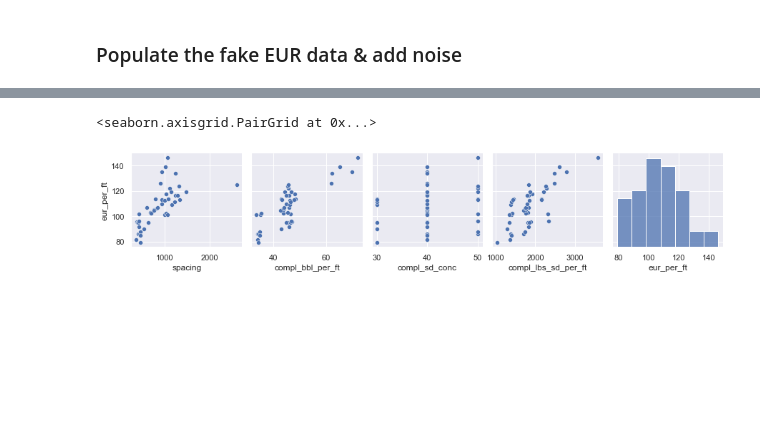
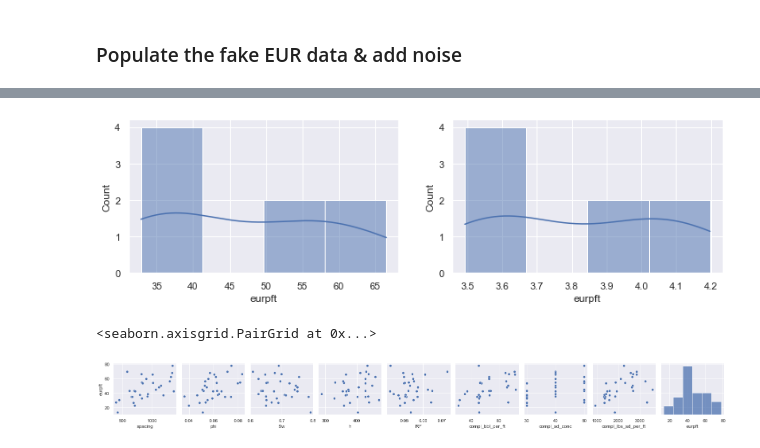
Before and after one commit to samuelshoun/hz_EUR_estimation, a Jupyter notebook: regression.ipynb, the cells around one changed output, grey strips where cells are left out. Saved outputs shown, nothing was run; the diff lists cells and outputs as text; code cells hidden in the pictures; blank space fills up the shorter version.

Commit message:
change data generating method to physical; use differential evolution to solve for non-lin params

```diff
--- a/regression.ipynb
+++ b/regression.ipynb
@@ -58,0 +88,11 @@ array([ 441.1513102 ,  398.80564762,  436.88075602,  431.09849319,
+# %%
+# create a dafatframe for ease of viewing and manipulation:
+
+df = pd.DataFrame({'spacing': spacing,
+                  'phi': phi,
+                  'Sw': Sw,
+                  'h': h,
+                  'RF': RF})
+
+
+df.describe().T
@@ -59,17 +106,13 @@ array([ 441.1513102 ,  398.80564762,  436.88075602,  431.09849319,
 # %%
-# create a dafatframe:
-df = pd.DataFrame({'spacing': spacing})
-
 # populate fake completions fluid volumes, defaulting to ~45 bbl/ft:
-df['compl_bbl_per_ft'] = np.concatenate([np.repeat(45,6), np.repeat(33, 6), np.repeat(43, 8), np.repeat(42, 4), np.repeat(70, 2),
-               np.repeat(62, 3), np.repeat(45, 4), np.repeat(35, 3), np.repeat(45, 9)])
+df['compl_bbl_per_ft'] = np.random.choice([45,45,45,45,45,33,31,35,52,55,65,72], size=n)
 
 # add small random noise to the compl. fluid vols:
-df['compl_bbl_per_ft'] = df['compl_bbl_per_ft'] + np.random.normal(1, 1, len(df))
+df['compl_bbl_per_ft'] = df['compl_bbl_per_ft'] + np.random.normal(1, 1, n)
 
 # populate completion sand concentration as a random choice between three concentration rates (lbs
 # sand per bbls compl fluid) options, with a 3/5 preference for 40 lbs/bbl:
-df['compl_sd_conc'] = np.random.choice([30, 40, 40, 40, 50], len(df))
+df['compl_sd_conc'] = np.random.choice([30, 40, 40, 40, 50], n)
 
 # Add a sand load (lbs compl sand per foot) column. This is for familiar
 # viewing only. Generally fluid load (lbs fluid / ft) and sand load (lbs sd per foot)
@@ -77,5 +120,5 @@ df['compl_sd_conc'] = np.random.choice([30, 40, 40, 40, 50], len(df))
 # in favor of sand concentration.
 df['compl_lbs_sd_per_ft'] = df['compl_bbl_per_ft'] * df['compl_sd_conc']
 
-df
+df.head(10)
 # %% [output]
@@ -124,21 +180,23 @@ def cost(spacing, k, L, b0):
 # %% [markdown]
 ### Populate the fake EUR data & add noise
 # %%
-# adjust the EUR/ft by 8% for 25% change in sand concentration:
+# adjust the RF by 5% for 25% change in sand concentration:
 sd_conc_factor = 0.05 / .25
 
-# adjust the EUR/ft by 20% for every 25% change in compl fluid per ft:
+# adjust the RF by 10% for every 25% change in compl fluid per ft:
 fluid_pft_factor = 0.1 / .25
 
-df['eur_per_ft'] = df.apply(lambda x: mod_sig(x['spacing'], k, L, b0), axis=1)
-df['eur_per_ft'] = (1 + ((df['compl_sd_conc'] - 40) / 40) * (sd_conc_factor)) * df['eur_per_ft']
-df['eur_per_ft'] = (1 + ((df['compl_bbl_per_ft'] - 45) / 45) * (fluid_pft_factor)) * df['eur_per_ft']
+# df['eur_per_ft'] = df.apply(lambda x: mod_sig(x['spacing'], k, L, b0), axis=1)
+df['RF'] = (1 + ((df['compl_sd_conc'] - 40) / 40) * (sd_conc_factor)) * df['RF']
+df['RF'] = (1 + ((df['compl_bbl_per_ft'] - 45) / 45) * (fluid_pft_factor)) * df['RF']
 
-eur_noise = np.random.lognormal(sigma=np.std(df['eur_per_ft']) / 10, size=len(df))
+# eur_noise = np.random.lognormal(sigma=np.std(df['eur_per_ft']) / 10, size=len(df))
 
-df['eur_per_ft'] = df['eur_per_ft'] + eur_noise
+# df['eur_per_ft'] = df['eur_per_ft'] + eur_noise
+
+df['eurpft'] = 7758 * df['spacing'] * df['phi'] * (1 - df['Sw']) * df['RF'] * df['h'] / (43560 * 1.3)
 
 df = df.sort_values('spacing')
 
-df
+df.sort_values('eurpft')
 # %% [output]
@@ -162,7 +240,19 @@ df
+# %%
+lwr = 770
+upr = 968
+
+dfx = df.loc[(df['spacing'] >= lwr) & (df['spacing'] <= upr)]
+
+ax1 = plt.subplot(221)
+ax1 = sns.histplot(dfx['eurpft'], kde=True)
+ax2 = plt.subplot(222)
+ax2 = sns.histplot(np.log(dfx['eurpft']), kde=True)
+# %% [output]
+[figure, added]
 # %%
-sns.pairplot(df, y_vars='eur_per_ft')
+sns.pairplot(df, y_vars='eurpft')
 # %% [output]
 <seaborn.axisgrid.PairGrid at 0x...>
-[figure, old version]
+[figure, new version]
 # %%
 # define x & y space for the initial non-linear fit:
```
Also changed, not shown: parts of 34 cells of this notebook, 1 other file.
